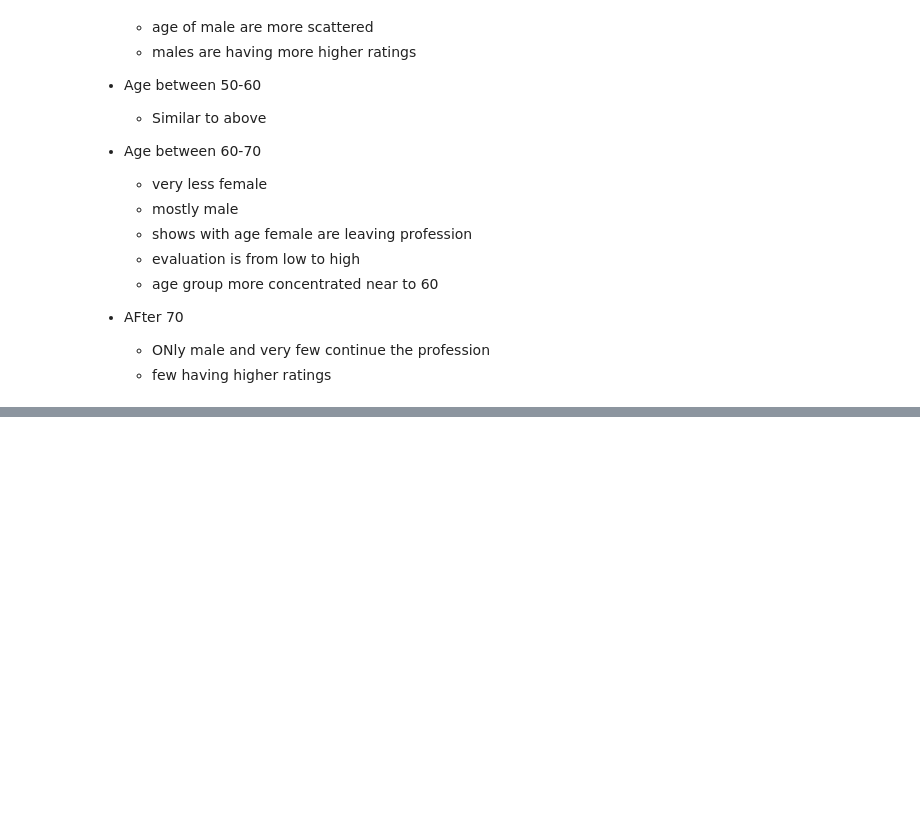
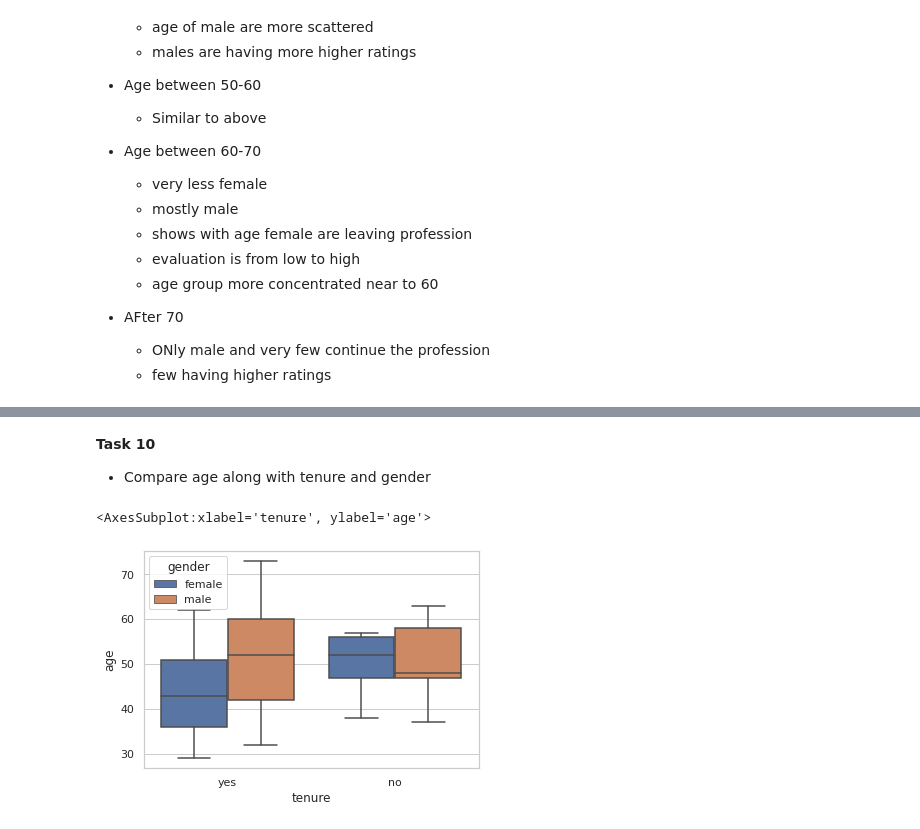
Before and after one commit to Supertring/Explore-data-mit-statistics, a Jupyter notebook: 2. visualizing data.ipynb, the cells around one changed output, grey strips where cells are left out. Drawn from its saved outputs; the diff is of its cells as text; code cells hidden in the pictures; blank space fills up the shorter version.

```diff
--- a/2. visualizing data.ipynb
+++ b/2. visualizing data.ipynb
@@ -238,0 +290,9 @@ sns.catplot(x='gender', hue='tenure', row='division', kind='count', data=df, hei
+# %% [markdown]
+__Task 10__
+
+* Compare age along with tenure and gender
+# %%
+sns.boxplot(x='tenure', y='age', hue='gender', data=df)
+# %% [output]
+<AxesSubplot:xlabel='tenure', ylabel='age'>
+[figure, added]
```
Also changed, not shown: parts of 43 cells of this notebook.
